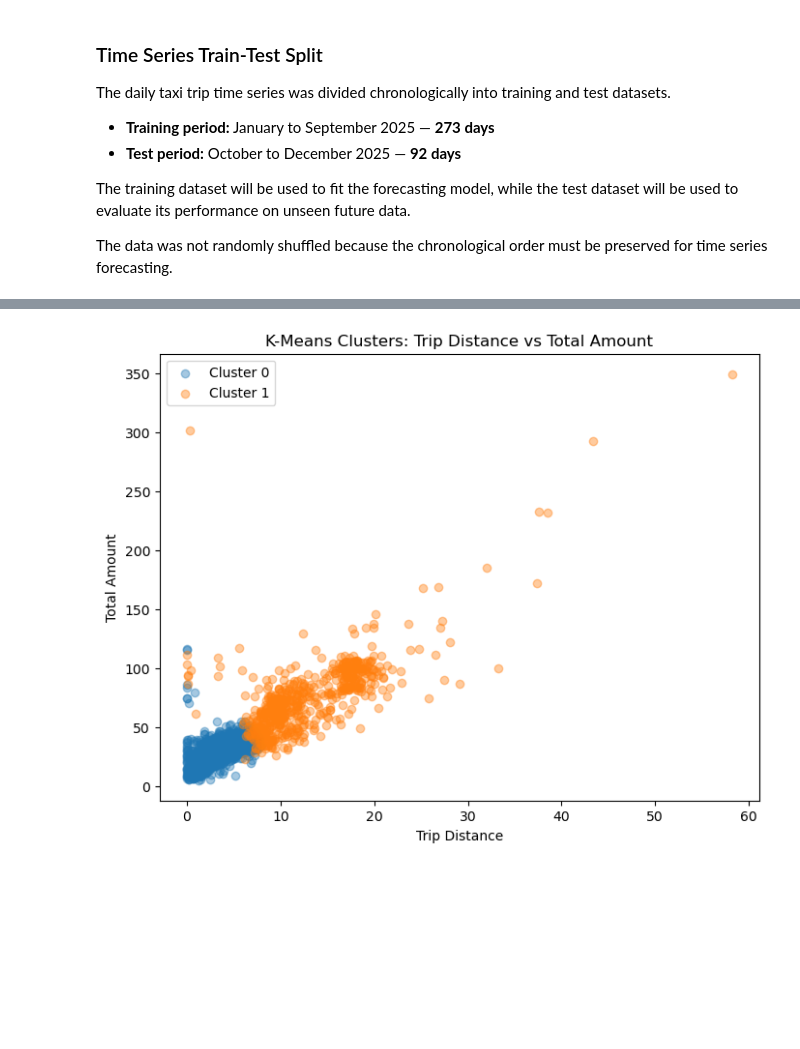
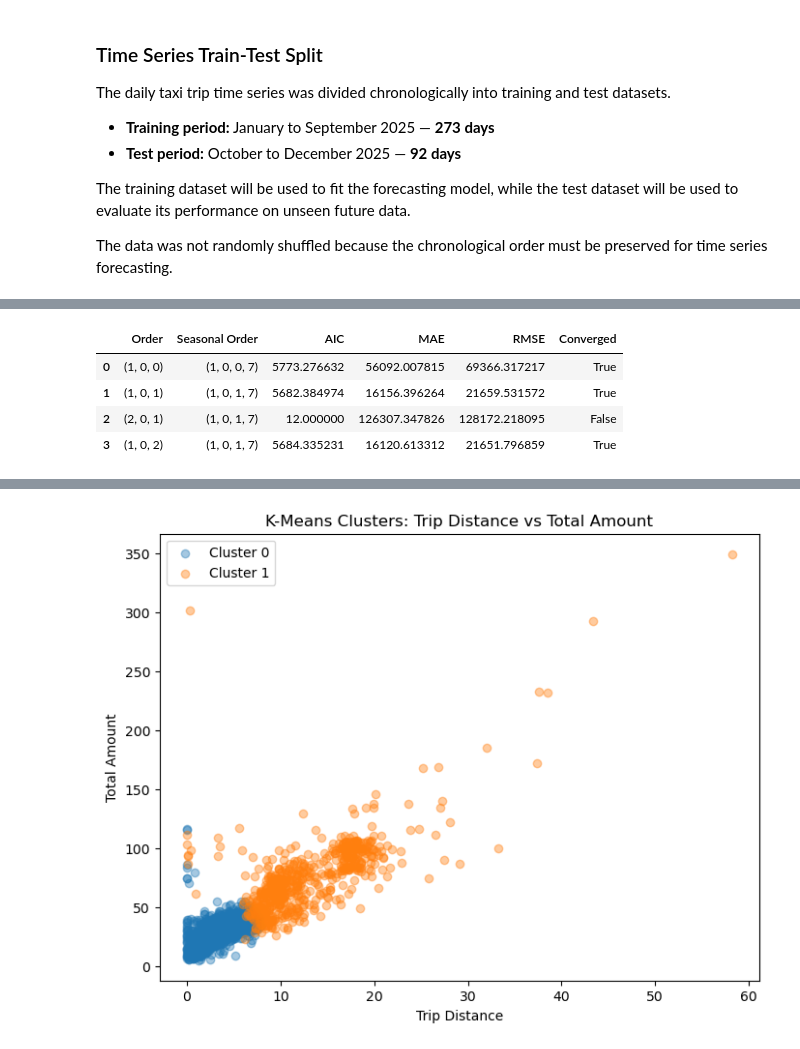
Before and after one commit to yuanzhumia0/CA1-2026025-Machine-Learning-for-Business, a Jupyter notebook: yuanzhu CA1.ipynb, the cells around one changed output, grey strips where cells are left out. Saved outputs shown, nothing was run; the diff lists cells and outputs as text; code cells hidden in the pictures; blank space fills up the shorter version.

```diff
--- a/yuanzhu CA1.ipynb
+++ b/yuanzhu CA1.ipynb
@@ -2423,0 +2558,71 @@ AIC: 5703.141326663767
+# %%
+sarima_candidates = [
+    ((1, 0, 0), (1, 0, 0, 7)),
+    ((1, 0, 1), (1, 0, 1, 7)),
+    ((2, 0, 1), (1, 0, 1, 7)),
+    ((1, 0, 2), (1, 0, 1, 7))
+]
+
+sarima_results = []
+
+for order, seasonal_order in sarima_candidates:
+
+    model = SARIMAX(
+        ts_train,
+        order=order,
+        seasonal_order=seasonal_order
+    )
+
+    result = model.fit(
+        disp=False,
+        maxiter=500
+    )
+
+    forecast = result.get_forecast(
+        steps=len(ts_test)
+    ).predicted_mean
+
+    forecast.index = ts_test.index
+
+    mae = mean_absolute_error(
+        ts_test,
+        forecast
+    )
+
+    rmse = np.sqrt(
+        mean_squared_error(
+            ts_test,
+            forecast
+        )
+    )
+
+    converged = result.mle_retvals["converged"]
+
+    sarima_results.append([
+        order,
+        seasonal_order,
+        result.aic,
+        mae,
+        rmse,
+        converged
+    ])
+
+sarima_comparison = pd.DataFrame(
+    sarima_results,
+    columns=[
+        "Order",
+        "Seasonal Order",
+        "AIC",
+        "MAE",
+        "RMSE",
+        "Converged"
+    ]
+)
+
+sarima_comparison
+# %% [output]
+|  | Order | Seasonal Order | AIC | MAE | RMSE | Converged |
+| 0 | (1, 0, 0) | (1, 0, 0, 7) | 5773.276632 | 56092.007815 | 69366.317217 | True |
+| 1 | (1, 0, 1) | (1, 0, 1, 7) | 5682.384974 | 16156.396264 | 21659.531572 | True |
+| 2 | (2, 0, 1) | (1, 0, 1, 7) | 12.000000 | 126307.347826 | 128172.218095 | False |
+| 3 | (1, 0, 2) | (1, 0, 1, 7) | 5684.335231 | 16120.613312 | 21651.796859 | True |
```
Also changed, not shown: parts of 13 cells of this notebook.
